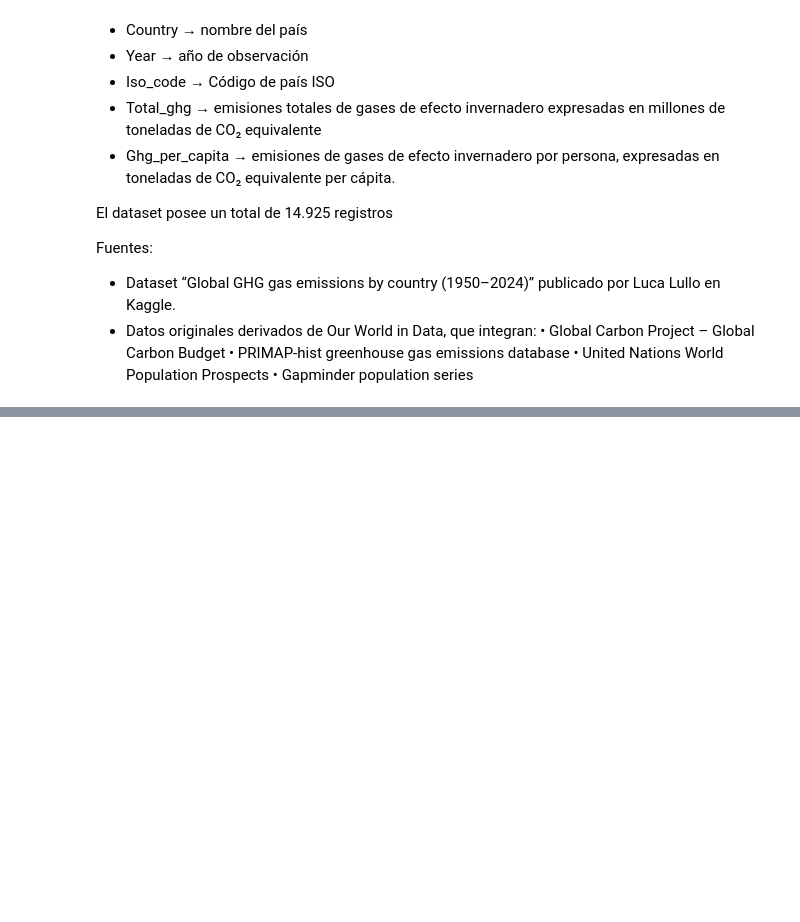
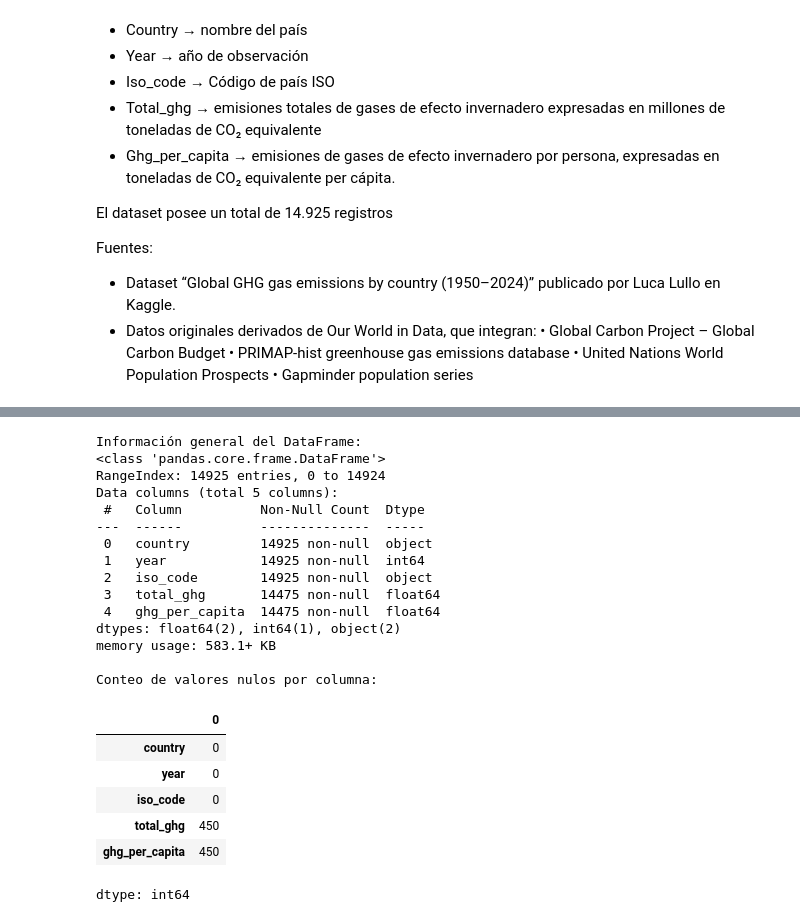
Before and after one commit to ISPC-PROYECTOS/CienciaDatosABP, a Jupyter notebook: Data_Science.ipynb, the cells around one changed output, grey strips where cells are left out. Saved outputs shown, nothing was run; the diff lists cells and outputs as text; code cells hidden in the pictures; blank space fills up the shorter version.

Commit message:
Se agrega análisis inicial de los datos que contiene el dataset

```diff
--- a/Data_Science.ipynb
+++ b/Data_Science.ipynb
@@ -69,0 +74,31 @@ Fuentes:
+# %%
+# 1. Información general del DataFrame y tipos de datos
+print('Información general del DataFrame:')
+df.info()
+
+# 2. Conteo de valores nulos por columna
+print('\nConteo de valores nulos por columna:')
+display(df.isnull().sum())
+# %% [output]
+Información general del DataFrame:
+<class 'pandas.core.frame.DataFrame'>
+RangeIndex: 14925 entries, 0 to 14924
+Data columns (total 5 columns):
+ #   Column          Non-Null Count  Dtype
+---  ------          --------------  -----
+ 0   country         14925 non-null  object
+ 1   year            14925 non-null  int64
+ 2   iso_code        14925 non-null  object
+ 3   total_ghg       14475 non-null  float64
+ 4   ghg_per_capita  14475 non-null  float64
+dtypes: float64(2), int64(1), object(2)
+memory usage: 583.1+ KB
+
+Conteo de valores nulos por columna:
+|  | 0 |
+| country | 0 |
+| year | 0 |
+| iso_code | 0 |
+| total_ghg | 450 |
+| ghg_per_capita | 450 |
+dtype: int64
```
Also changed, not shown: parts of 5 cells of this notebook.
